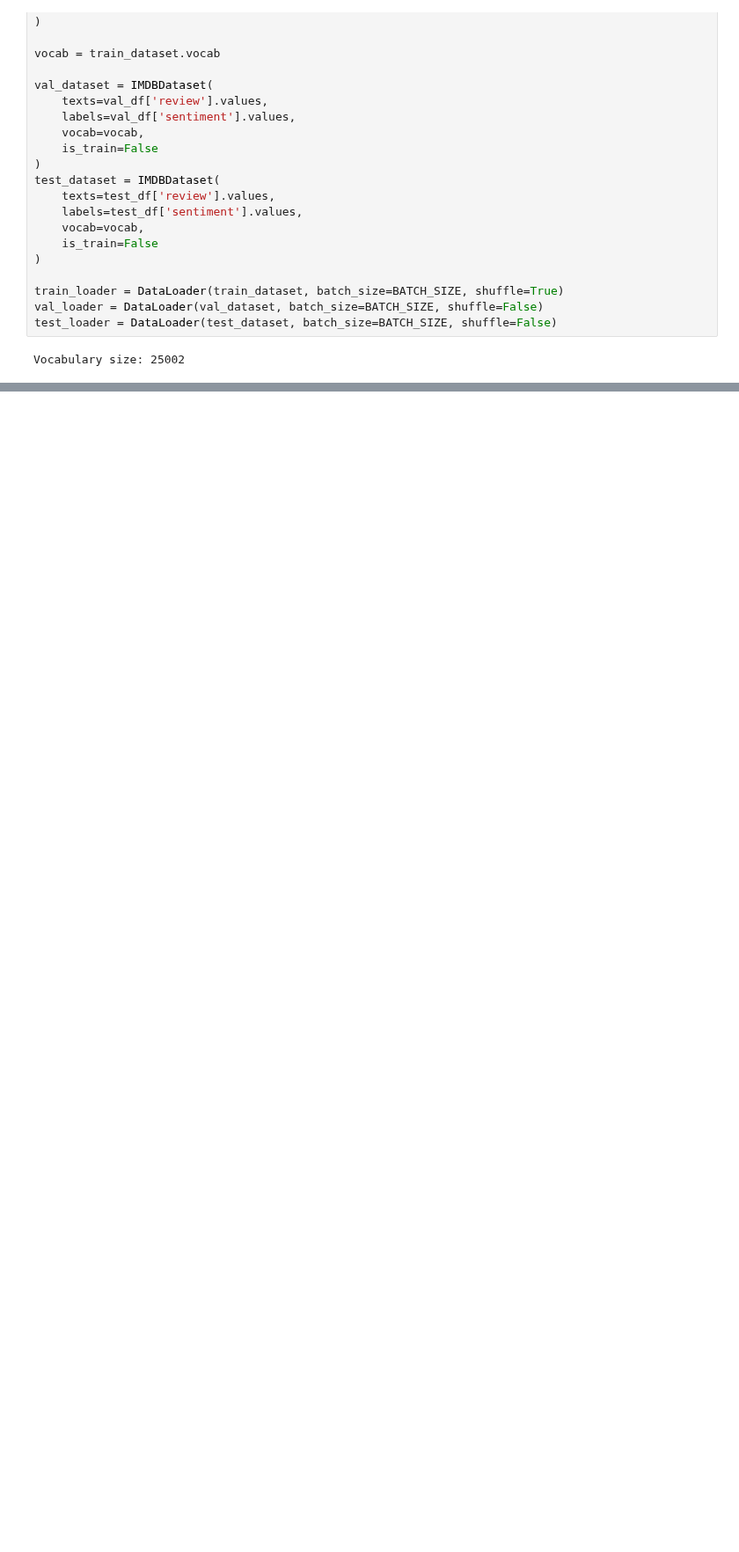
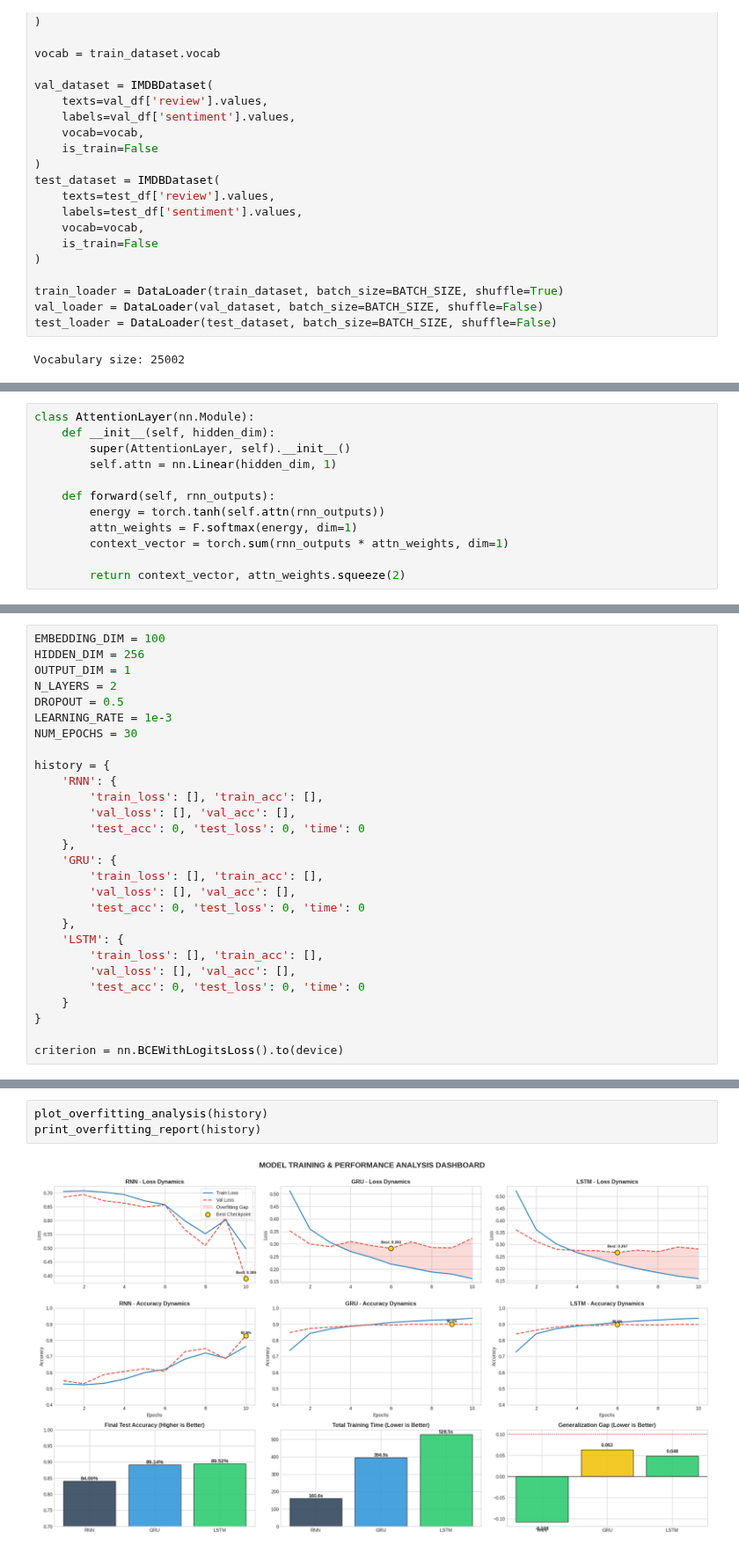
Before and after one commit to khangbkk23/NaturalLanguageProcessing, a Jupyter notebook: recurrent_model/TextClassification/pipeline.ipynb, the cells around one changed output, grey strips where cells are left out. Shown at 88% size. Saved outputs shown, nothing was run; the diff lists cells and outputs as text; blank space fills up the shorter version.

```diff
--- a/recurrent_model/TextClassification/pipeline.ipynb
+++ b/recurrent_model/TextClassification/pipeline.ipynb
@@ -250,0 +254,12 @@ Vocabulary size: 25002
+# %%
+class AttentionLayer(nn.Module):
+    def __init__(self, hidden_dim):
+        super(AttentionLayer, self).__init__()
+        self.attn = nn.Linear(hidden_dim, 1)
+
+    def forward(self, rnn_outputs):
+        energy = torch.tanh(self.attn(rnn_outputs))
+        attn_weights = F.softmax(energy, dim=1)
+        context_vector = torch.sum(rnn_outputs * attn_weights, dim=1)
+
+        return context_vector, attn_weights.squeeze(2)
@@ -250,0 +371,28 @@ Vocabulary size: 25002
+# %%
+EMBEDDING_DIM = 100
+HIDDEN_DIM = 256
+OUTPUT_DIM = 1
+N_LAYERS = 2
+DROPOUT = 0.5
+LEARNING_RATE = 1e-3
+NUM_EPOCHS = 30
+
+history = {
+    'RNN': {
+        'train_loss': [], 'train_acc': [],
+        'val_loss': [], 'val_acc': [],
+        'test_acc': 0, 'test_loss': 0, 'time': 0
+    },
+    'GRU': {
+        'train_loss': [], 'train_acc': [],
+        'val_loss': [], 'val_acc': [],
+        'test_acc': 0, 'test_loss': 0, 'time': 0
+    },
+    'LSTM': {
+        'train_loss': [], 'train_acc': [],
+        'val_loss': [], 'val_acc': [],
+        'test_acc': 0, 'test_loss': 0, 'time': 0
+    }
+}
+
+criterion = nn.BCEWithLogitsLoss().to(device)
@@ -250,0 +606,5 @@ Vocabulary size: 25002
+# %%
+plot_overfitting_analysis(history)
+print_overfitting_report(history)
+# %% [output]
+[figure, added]
```
Also changed, not shown: parts of 10 cells of this notebook.
